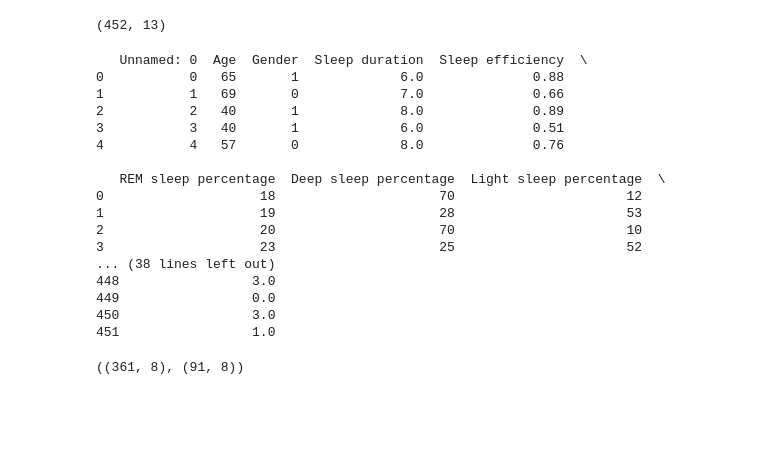
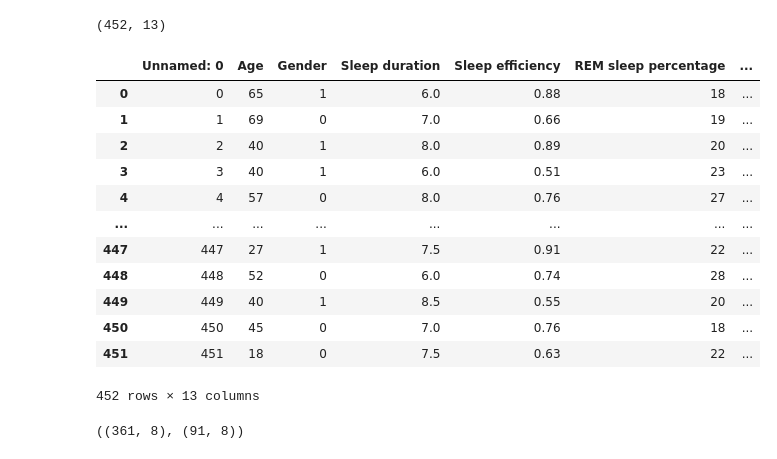
Before and after one commit to adityapat96/sleep_efficiency, a Jupyter notebook: Deep.ipynb, the cells around one changed output. Cells and saved outputs as stored; diff of their text form; code cells hidden in the pictures; blank space fills up the shorter version.

```diff
--- a/Deep.ipynb
+++ b/Deep.ipynb
@@ -55,26 +55,21 @@ df.shape
 (452, 13)
 # %%
 pd.set_option('display.max_columns', None)
-print(df.head(5))
-print(df.tail(5))
+df
 # %% [output]
+|  | Unnamed: 0 | Age | Gender | Sleep duration | Sleep efficiency | REM sleep percentage | ... |
+| 0 | 0 | 65 | 1 | 6.0 | 0.88 | 18 | ... |
+| 1 | 1 | 69 | 0 | 7.0 | 0.66 | 19 | ... |
+| 2 | 2 | 40 | 1 | 8.0 | 0.89 | 20 | ... |
+| 3 | 3 | 40 | 1 | 6.0 | 0.51 | 23 | ... |
+| 4 | 4 | 57 | 0 | 8.0 | 0.76 | 27 | ... |
+| ... | ... | ... | ... | ... | ... | ... | ... |
+| 447 | 447 | 27 | 1 | 7.5 | 0.91 | 22 | ... |
+| 448 | 448 | 52 | 0 | 6.0 | 0.74 | 28 | ... |
+| 449 | 449 | 40 | 1 | 8.5 | 0.55 | 20 | ... |
+| 450 | 450 | 45 | 0 | 7.0 | 0.76 | 18 | ... |
+| 451 | 451 | 18 | 0 | 7.5 | 0.63 | 22 | ... |
-   Unnamed: 0  Age  Gender  Sleep duration  Sleep efficiency  \
-0           0   65       1             6.0              0.88
-1           1   69       0             7.0              0.66
-2           2   40       1             8.0              0.89
-3           3   40       1             6.0              0.51
-4           4   57       0             8.0              0.76
-
-   REM sleep percentage  Deep sleep percentage  Light sleep percentage  \
-0                    18                     70                      12
-1                    19                     28                      53
-2                    20                     70                      10
-3                    23                     25                      52
-... (38 lines left out)
-448                 3.0
-449                 0.0
-450                 3.0
-451                 1.0
+452 rows × 13 columns
 # %%
 # features extracted for the models
 
```
Also changed, not shown: parts of 8 cells of this notebook, 1 other file.
